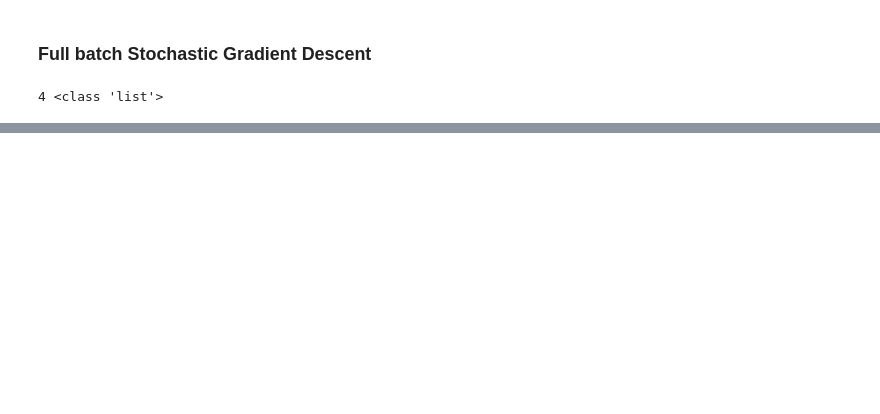
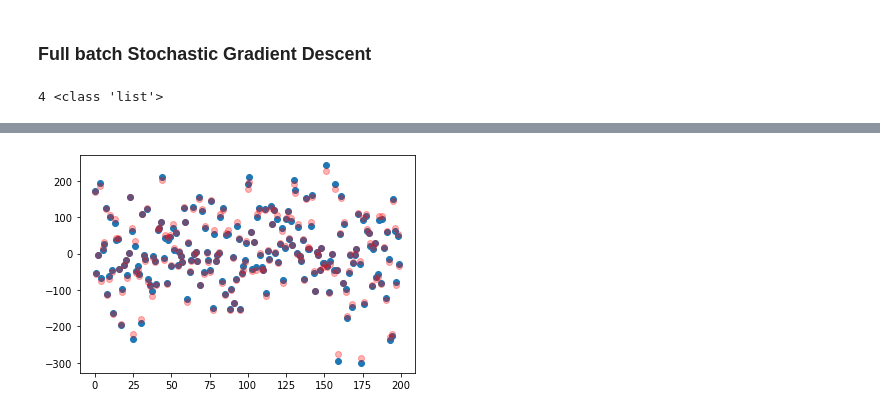
Before and after one commit to marcosalvalaggio/robingrad, a Jupyter notebook: examples/regression.ipynb, the cells around one changed output, grey strips where cells are left out. Drawn from its saved outputs; the diff is of its cells as text; code cells hidden in the pictures; blank space fills up the shorter version.

```diff
--- a/examples/regression.ipynb
+++ b/examples/regression.ipynb
@@ -110,0 +113,25 @@ plt.show()
+# %%
+model = RobinNet()
+params = get_parameters(model)
+opt = Adam(params)
+# %%
+epochs = 100
+for epoch in range(epochs):
+    y_pred = []
+    losses = []
+    s = time.monotonic()
+    for i in range(X_train.shape[0]):
+        output = model(X_train[i].reshape((1,5)))
+        y_pred.append(float(output.data[0]))
+        target = y_train[i].reshape((1,1))
+        loss = (output-target)**2
+        losses.append(float(loss.data[0]))
+        opt.zero_grad()
+        loss.backward()
+        opt.step()
+    e = time.monotonic()
+    t = e - s
+    loss_epoch = sum(losses)/ len(losses)
+    r2 = r2_score(y, y_pred)
+    if epoch % 10 == 0 or epoch == epochs-1:
+        print(f"epoch: {epoch} | loss: {loss_epoch:.2f} | R2: {r2:.2f} | time: {t:.2f} sec.")
@@ -110,0 +150,7 @@ plt.show()
+# %%
+x = [i for i in range(len(X))]
+plt.scatter(x, y)
+plt.scatter(x, y_pred, color='red', alpha=0.3)
+plt.show()
+# %% [output]
+[figure, added]
```
Also changed, not shown: parts of 6 cells of this notebook.
